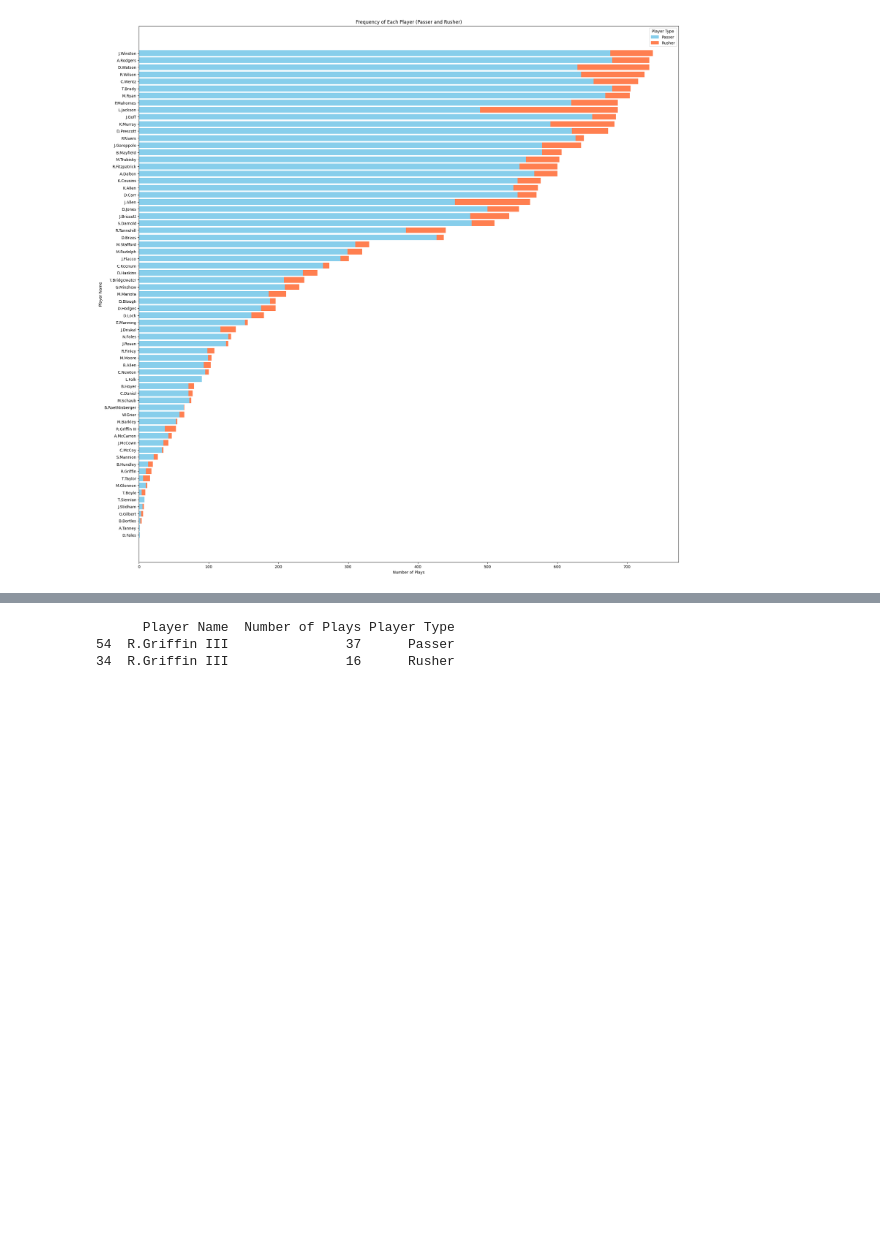
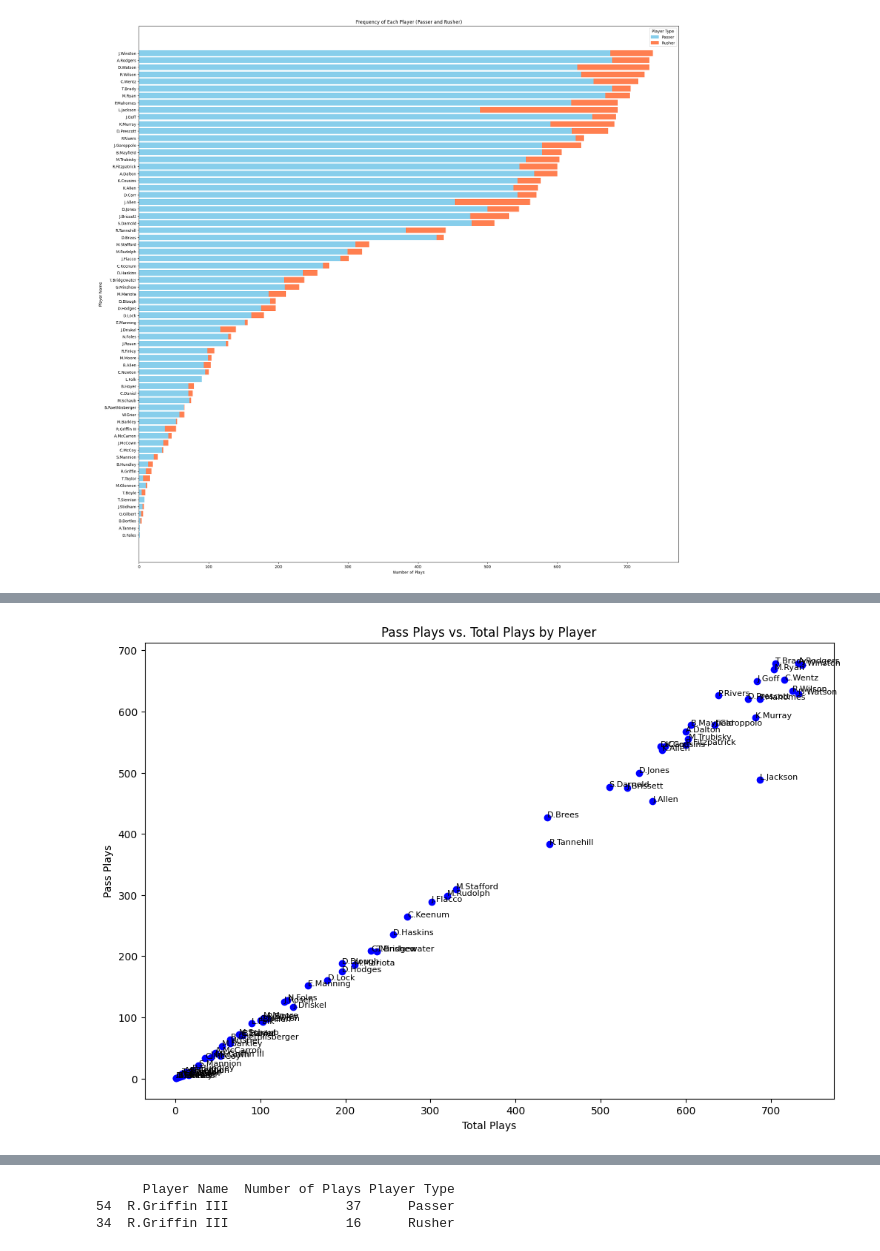
Before and after one commit to SantiM01/Senior-Project, a Jupyter notebook: Test_data_exploration_UPDATED_CURRENT.ipynb, the cells around one changed output, grey strips where cells are left out. Cells and saved outputs as stored; diff of their text form; code cells hidden in the pictures; blank space fills up the shorter version.

```diff
--- a/Test_data_exploration_UPDATED_CURRENT.ipynb
+++ b/Test_data_exploration_UPDATED_CURRENT.ipynb
@@ -230,0 +358,25 @@ plt.show()
+# %%
+##########################################################################################################################
+# scatter plot showing passing plays vs total plays by player
+##########################################################################################################################
+
+# Assuming pivot_data is already defined as:
+# pivot_data = all_counts_grouped.pivot(index='Player Name', columns='Player Type', values='Number of Plays').fillna(0)
+# pivot_data['Total Plays'] = pivot_data['Passer'] + pivot_data['Rusher']
+
+# Reset the index to have 'Player Name' as a column and select needed columns
+data = pivot_data.reset_index()[['Player Name', 'Total Plays', 'Passer']]
+
+# Plot the scatter plot: Total Plays on x-axis, Pass Plays on y-axis
+plt.figure(figsize=(12, 8))
+plt.scatter(data['Total Plays'], data['Passer'], color='blue')
+plt.title('Pass Plays vs. Total Plays by Player')
+plt.xlabel('Total Plays')
+plt.ylabel('Pass Plays')
+
+# Optionally, label each point with the player's name
+for i, row in data.iterrows():
+    plt.text(row['Total Plays'], row['Passer'], row['Player Name'], fontsize=8)
+plt.show()
+# %% [output]
+[figure, added]
```
Also changed, not shown: parts of 15 cells of this notebook.
